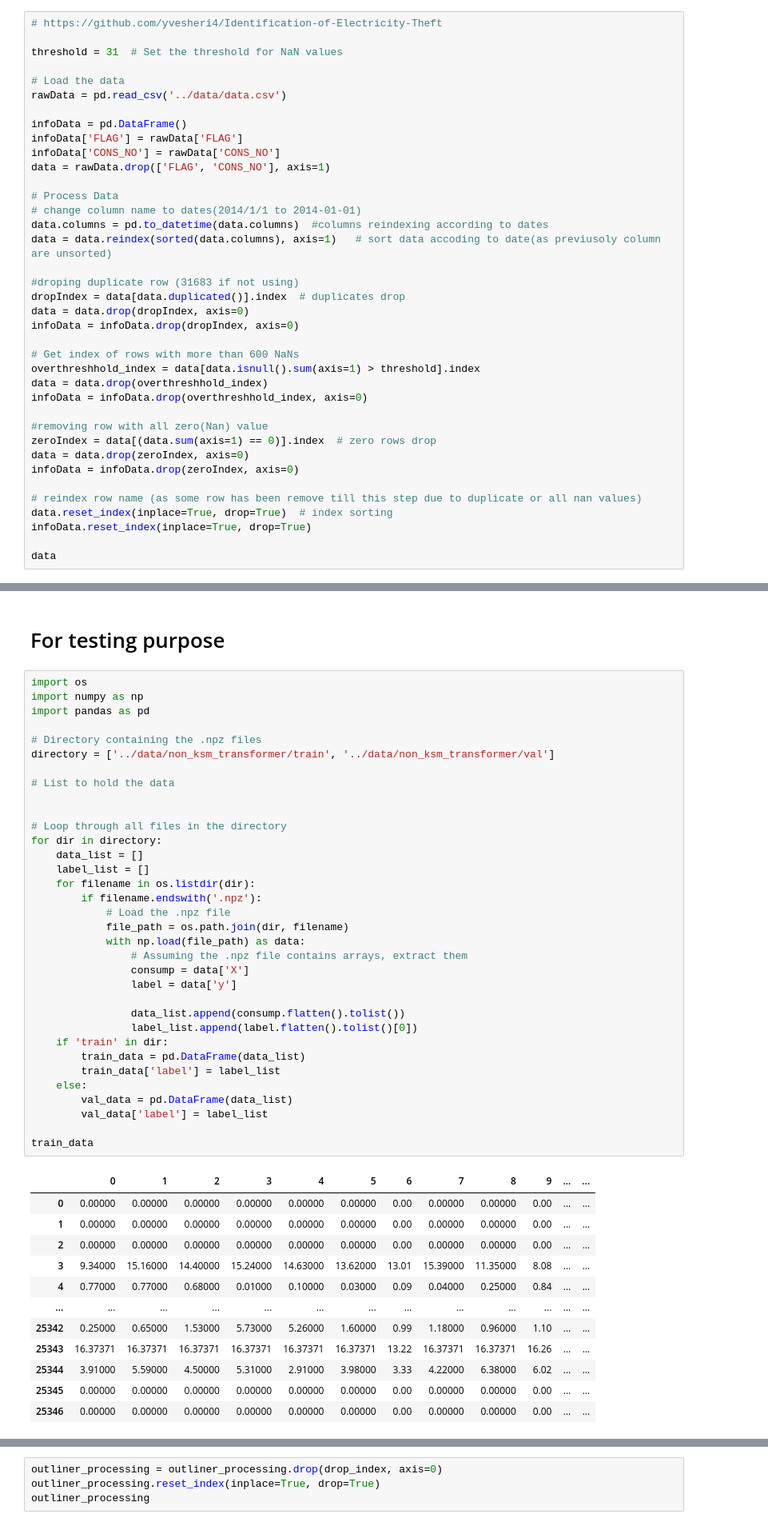
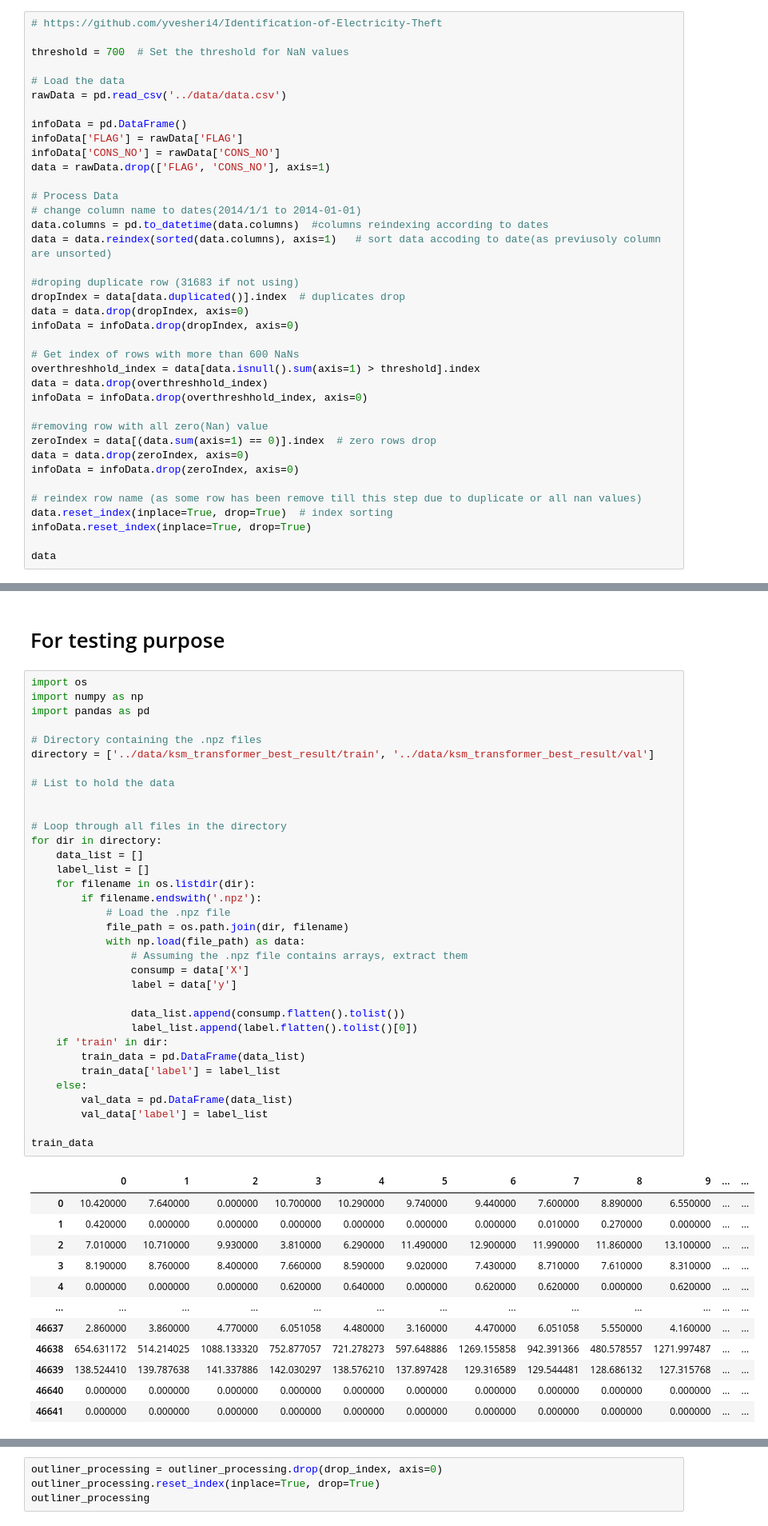
Before and after one commit to d41sys/electric-theft-detection, a Jupyter notebook: notebooks/preprocessing.ipynb, the cells around one changed output, grey strips where cells are left out. Shown at 80% size. Drawn from its saved outputs; the diff is of its cells as text.

```diff
--- a/notebooks/preprocessing.ipynb
+++ b/notebooks/preprocessing.ipynb
@@ -72,7 +72,7 @@ print(sys.path)
 # %%
 # https://github.com/yvesheri4/Identification-of-Electricity-Theft
 
-threshold = 31  # Set the threshold for NaN values
+threshold = 700  # Set the threshold for NaN values
 
 # Load the data
 rawData = pd.read_csv('../data/data.csv')
@@ -366,44 +366,44 @@ import numpy as np
 import pandas as pd
 
 # Directory containing the .npz files
-directory = ['../data/non_ksm_transformer/train', '../data/non_ksm_transformer/val']
+directory = ['../data/ksm_transformer_best_result/train', '../data/ksm_transformer_best_result/val']
 
 # List to hold the data
 
 
 # Loop through all files in the directory
 for dir in directory:
     data_list = []
     label_list = []
     for filename in os.listdir(dir):
         if filename.endswith('.npz'):
             # Load the .npz file
             file_path = os.path.join(dir, filename)
             with np.load(file_path) as data:
                 # Assuming the .npz file contains arrays, extract them
                 consump = data['X']
                 label = data['y']
 
                 data_list.append(consump.flatten().tolist())
                 label_list.append(label.flatten().tolist()[0])
     if 'train' in dir:
         train_data = pd.DataFrame(data_list)
         train_data['label'] = label_list
     else:
         val_data = pd.DataFrame(data_list)
         val_data['label'] = label_list
 
 train_data
 # %% [output]
 |  | 0 | 1 | 2 | 3 | 4 | 5 | 6 | 7 | 8 | 9 | ... | ... |
-| 0 | 0.00000 | 0.00000 | 0.00000 | 0.00000 | 0.00000 | 0.00000 | 0.00 | 0.00000 | 0.00000 | 0.00 | ... | ... |
-| 1 | 0.00000 | 0.00000 | 0.00000 | 0.00000 | 0.00000 | 0.00000 | 0.00 | 0.00000 | 0.00000 | 0.00 | ... | ... |
-| 2 | 0.00000 | 0.00000 | 0.00000 | 0.00000 | 0.00000 | 0.00000 | 0.00 | 0.00000 | 0.00000 | 0.00 | ... | ... |
-| 3 | 9.34000 | 15.16000 | 14.40000 | 15.24000 | 14.63000 | 13.62000 | 13.01 | 15.39000 | 11.35000 | 8.08 | ... | ... |
-| 4 | 0.77000 | 0.77000 | 0.68000 | 0.01000 | 0.10000 | 0.03000 | 0.09 | 0.04000 | 0.25000 | 0.84 | ... | ... |
+| 0 | 10.420000 | 7.640000 | 0.000000 | 10.700000 | 10.290000 | 9.740000 | 9.440000 | 7.600000 | 8.890000 | 6.550000 | ... | ... |
+| 1 | 0.420000 | 0.000000 | 0.000000 | 0.000000 | 0.000000 | 0.000000 | 0.000000 | 0.010000 | 0.270000 | 0.000000 | ... | ... |
+| 2 | 7.010000 | 10.710000 | 9.930000 | 3.810000 | 6.290000 | 11.490000 | 12.900000 | 11.990000 | 11.860000 | 13.100000 | ... | ... |
+| 3 | 8.190000 | 8.760000 | 8.400000 | 7.660000 | 8.590000 | 9.020000 | 7.430000 | 8.710000 | 7.610000 | 8.310000 | ... | ... |
+| 4 | 0.000000 | 0.000000 | 0.000000 | 0.620000 | 0.640000 | 0.000000 | 0.620000 | 0.620000 | 0.000000 | 0.620000 | ... | ... |
 | ... | ... | ... | ... | ... | ... | ... | ... | ... | ... | ... | ... | ... |
-| 25342 | 0.25000 | 0.65000 | 1.53000 | 5.73000 | 5.26000 | 1.60000 | 0.99 | 1.18000 | 0.96000 | 1.10 | ... | ... |
-| 25343 | 16.37371 | 16.37371 | 16.37371 | 16.37371 | 16.37371 | 16.37371 | 13.22 | 16.37371 | 16.37371 | 16.26 | ... | ... |
-| 25344 | 3.91000 | 5.59000 | 4.50000 | 5.31000 | 2.91000 | 3.98000 | 3.33 | 4.22000 | 6.38000 | 6.02 | ... | ... |
-| 25345 | 0.00000 | 0.00000 | 0.00000 | 0.00000 | 0.00000 | 0.00000 | 0.00 | 0.00000 | 0.00000 | 0.00 | ... | ... |
-| 25346 | 0.00000 | 0.00000 | 0.00000 | 0.00000 | 0.00000 | 0.00000 | 0.00 | 0.00000 | 0.00000 | 0.00 | ... | ... |
+| 46637 | 2.860000 | 3.860000 | 4.770000 | 6.051058 | 4.480000 | 3.160000 | 4.470000 | 6.051058 | 5.550000 | 4.160000 | ... | ... |
+| 46638 | 654.631172 | 514.214025 | 1088.133320 | 752.877057 | 721.278273 | 597.648886 | 1269.155858 | 942.391366 | 480.578557 | 1271.997487 | ... | ... |
+| 46639 | 138.524410 | 139.787638 | 141.337886 | 142.030297 | 138.576210 | 137.897428 | 129.316589 | 129.544481 | 128.686132 | 127.315768 | ... | ... |
+| 46640 | 0.000000 | 0.000000 | 0.000000 | 0.000000 | 0.000000 | 0.000000 | 0.000000 | 0.000000 | 0.000000 | 0.000000 | ... | ... |
+| 46641 | 0.000000 | 0.000000 | 0.000000 | 0.000000 | 0.000000 | 0.000000 | 0.000000 | 0.000000 | 0.000000 | 0.000000 | ... | ... |
```
Also changed, not shown: parts of 32 cells of this notebook, 46 other files.
